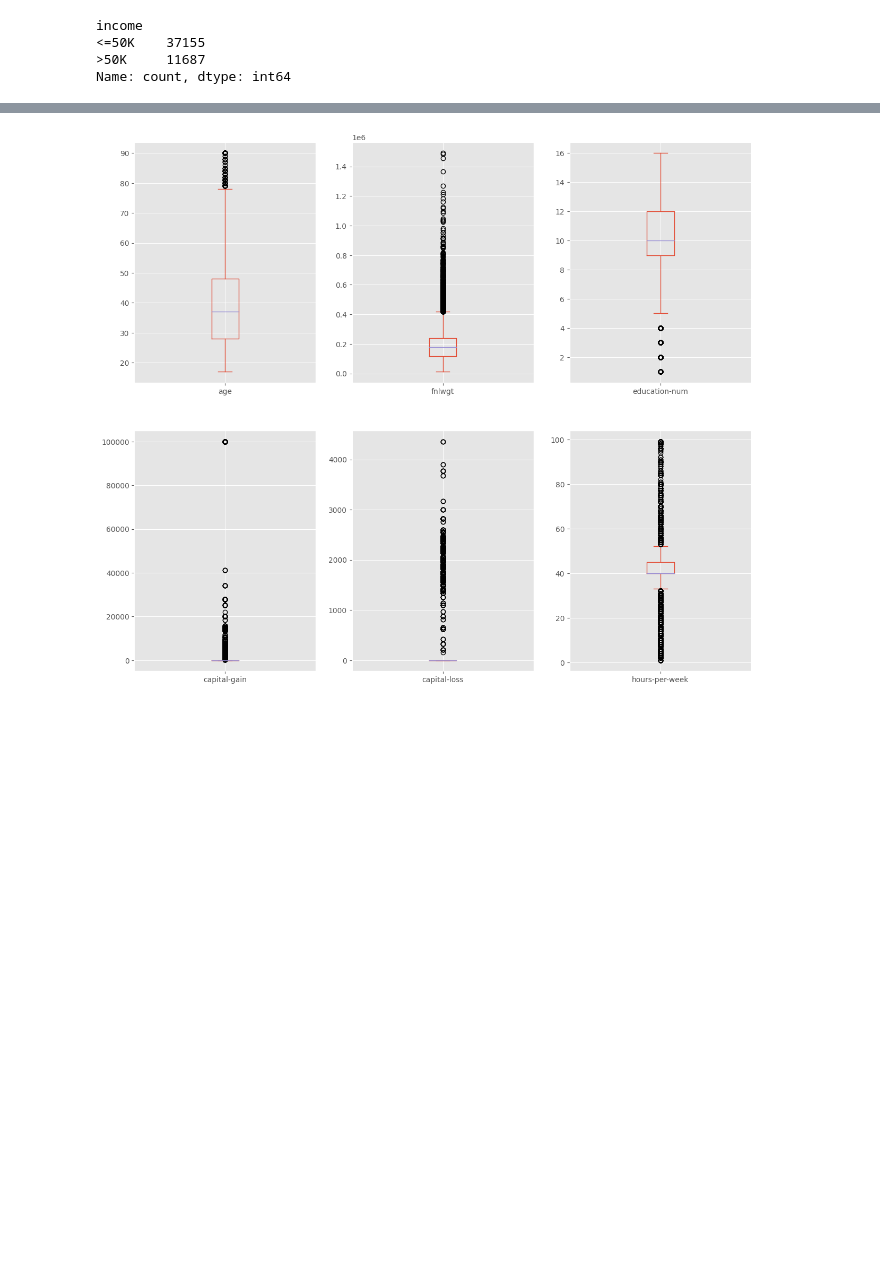
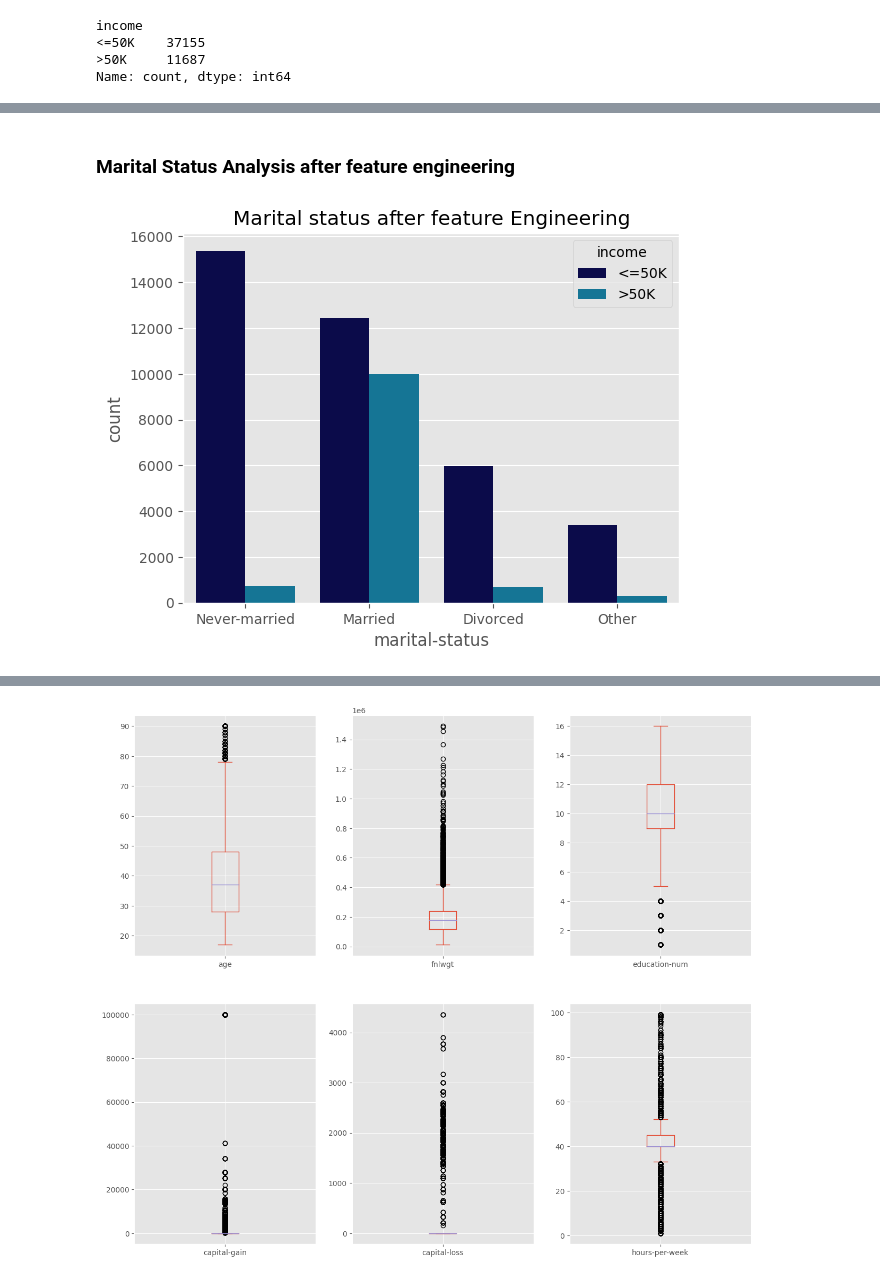
Before and after one commit to Lakshan2023/Machine-Learning-Coursework, a Jupyter notebook: DataCleaningProcess.ipynb, the cells around one changed output, grey strips where cells are left out. Cells and saved outputs as stored; diff of their text form; code cells hidden in the pictures; blank space fills up the shorter version.

```diff
--- a/DataCleaningProcess.ipynb
+++ b/DataCleaningProcess.ipynb
@@ -728,0 +825,8 @@ data.head(5)
+# %% [markdown]
+### Marital Status Analysis after feature engineering
+# %%
+plt.title("Marital status after feature Engineering")
+sns.countplot(x="marital-status", hue="income", data=data, palette="ocean")
+plt.show()
+# %% [output]
+[figure, added]
```
Also changed, not shown: parts of 126 cells of this notebook.
